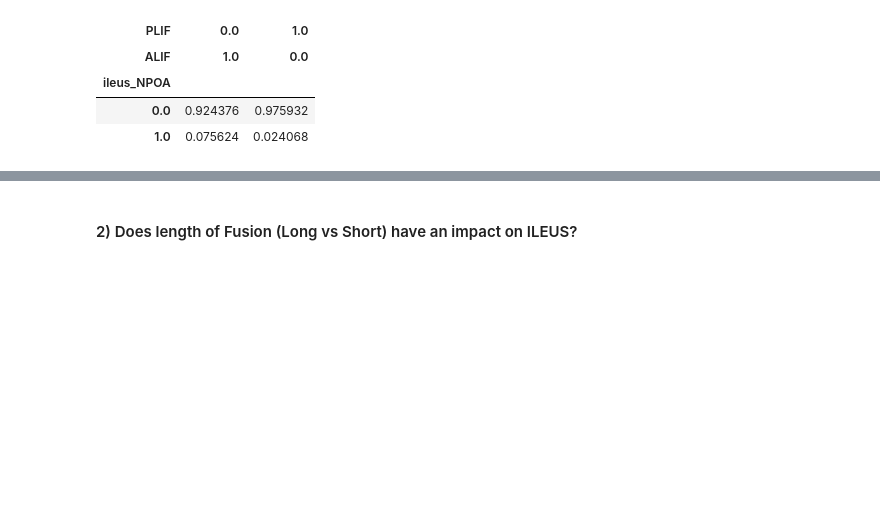
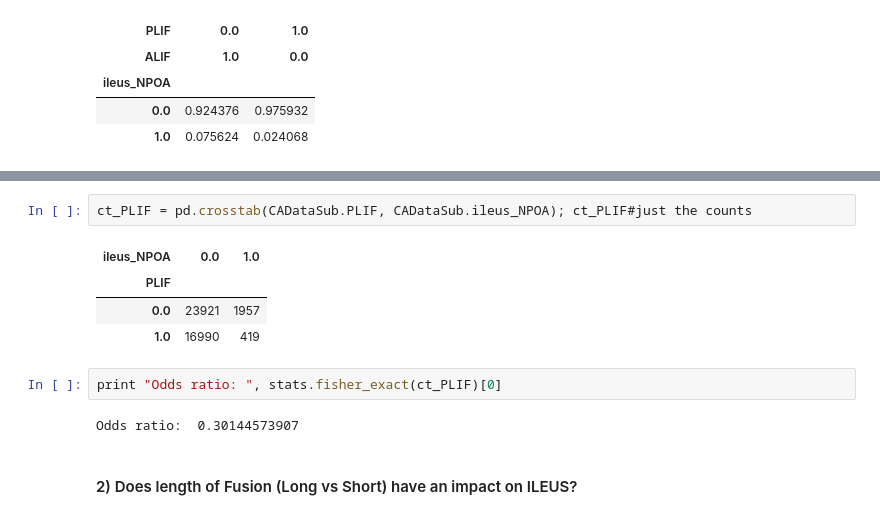
Before and after one commit to vionawu902/Loyola-ILEUS-Analysis, a Jupyter notebook: Analysis with CI.ipynb, the cells around one changed output, grey strips where cells are left out. Saved outputs shown, nothing was run; the diff lists cells and outputs as text; blank space fills up the shorter version.

```diff
--- a/Analysis with CI.ipynb
+++ b/Analysis with CI.ipynb
@@ -104,3 +117,14 @@ sample estimates:
+# %%
+ct_PLIF = pd.crosstab(CADataSub.PLIF, CADataSub.ileus_NPOA); ct_PLIF#just the counts
+# %% [output]
+| ileus_NPOA | 0.0 | 1.0 |
+| PLIF |  |  |
+| 0.0 | 23921 | 1957 |
+| 1.0 | 16990 | 419 |
+# %%
+print "Odds ratio: ", stats.fisher_exact(ct_PLIF)[0]
+# %% [output]
+Odds ratio:  0.30144573907
 # %% [markdown]
 #### 2) Does length of Fusion (Long vs Short) have an impact on ILEUS?
 # %%
```
Also changed, not shown: parts of 17 cells of this notebook.
